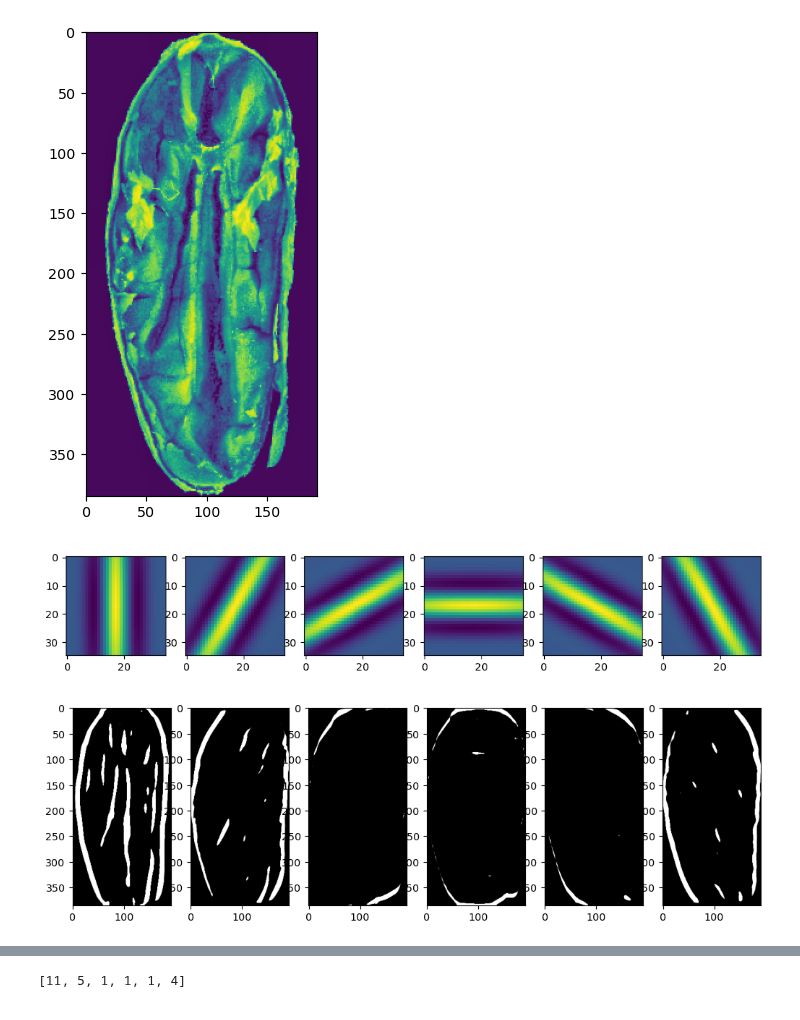
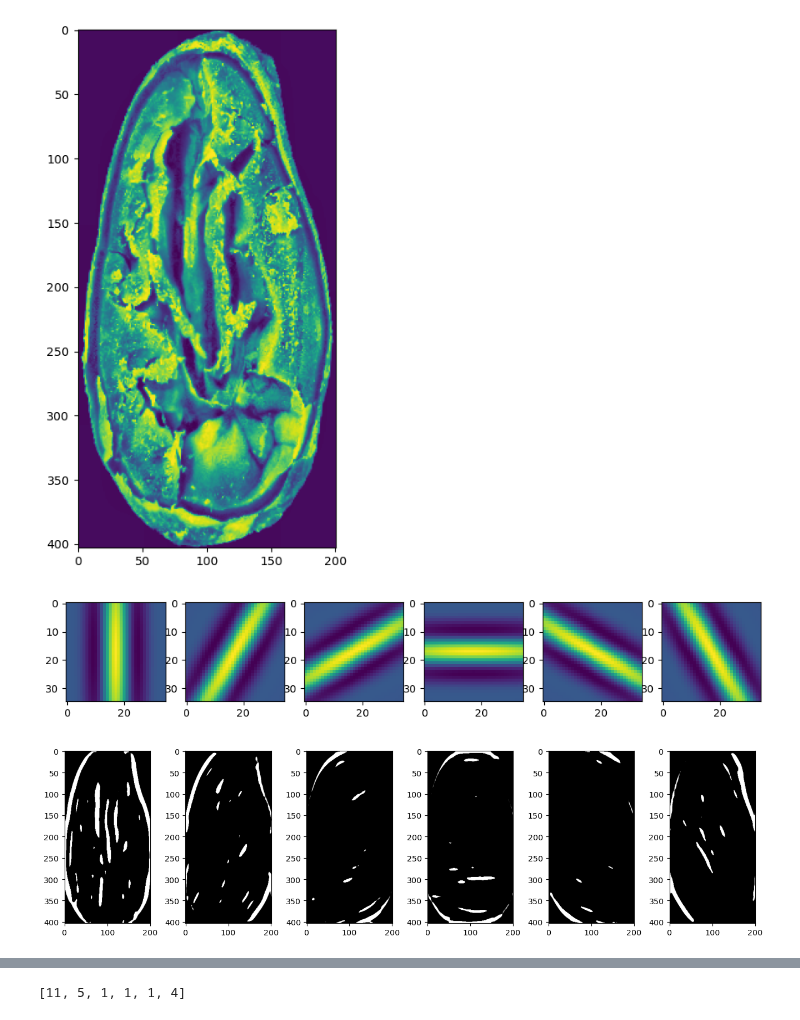
Before and after one commit to quanglochuynh/thesis2022, a Jupyter notebook: MLP_approach/structure_extractor.ipynb, the cells around one changed output, grey strips where cells are left out. Drawn from its saved outputs; the diff is of its cells as text; code cells hidden in the pictures.

```diff
--- a/MLP_approach/structure_extractor.ipynb
+++ b/MLP_approach/structure_extractor.ipynb
@@ -16,6 +16,7 @@ image_dir = 'D:/Thesis_data/Backups/Color_Corrected_512x512/Compartmentalized_Br
 # image_dir = 'D:/Thesis_data/Backups/Color_Corrected_512x512/Plated_Slaty/image (71).JPG'
 # image_dir = 'D:/Thesis_data/Backups/Color_Corrected_512x512/Compartmentalized_Slaty/image (56).JPG'
 # image_dir = 'D:/Thesis_data/Backups/Color_Corrected_512x512/Moldered/image (68).JPG'
+image_dir = '/Users/lochuynhquang/Desktop/Color_Corrected_512x512/Compartmentalized_White/image (67).JPG'
 
 plt.rcParams['figure.dpi'] = 102.46
 plt.rcParams["figure.figsize"] = (6,6)
@@ -29,11 +30,11 @@ image_rgb = cv2.cvtColor(image_hsv, cv2.COLOR_HSV2RGB)
 h,s,v = cv2.split(image_hsv)
 clahe_op = cv2.createCLAHE(6, (8,8))
 clahe_v = clahe_op.apply(v)
-plt.rcParams["figure.figsize"] = (6,6)
+plt.rcParams["figure.figsize"] = (6,8)
 plt.imshow(clahe_v)
 plt.show()
 # %% [output]
-[figure, old version]
+[figure, new version]
 # %%
 plt.rcParams["figure.figsize"] = (12,6)
 gabor_filter = []
@@ -47,12 +48,14 @@ plt.show()
 # %% [output]
 [figure]
 # %%
+plt.rcParams["figure.figsize"] = (16,4)
+
 gabored = []
 for i in range(len(theta)):
     gabored.append(cv2.filter2D(clahe_v, cv2.CV_8UC3, -gabor_filter[i]))
     plt.subplot(1,len(theta),i+1)
     plt.imshow(gabored[i], cmap='gray')
 plt.show()
 # %% [output]
-[figure, old version]
+[figure, new version]
 # %%
```
Also changed, not shown: parts of 1 cell of this notebook.
